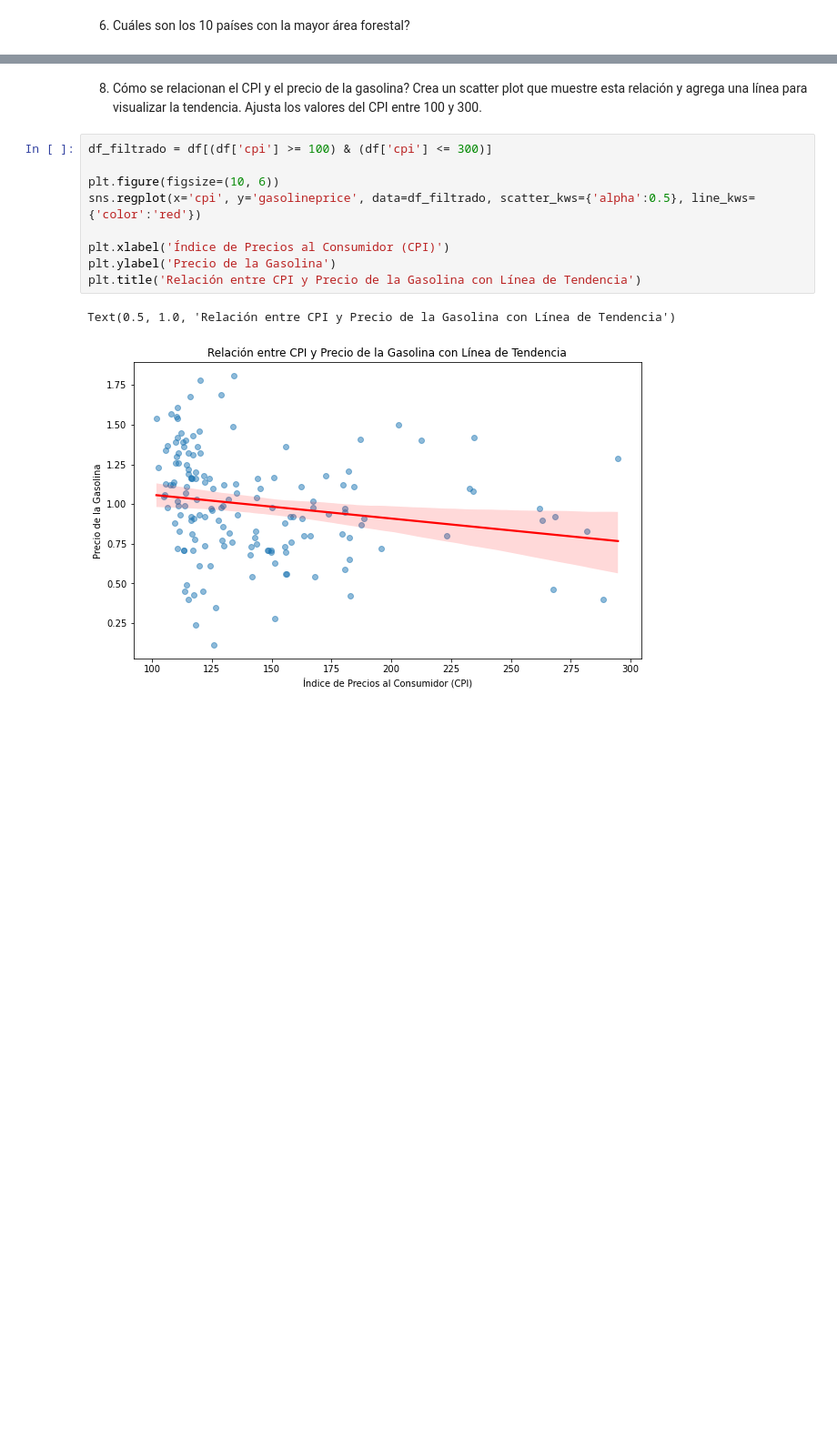
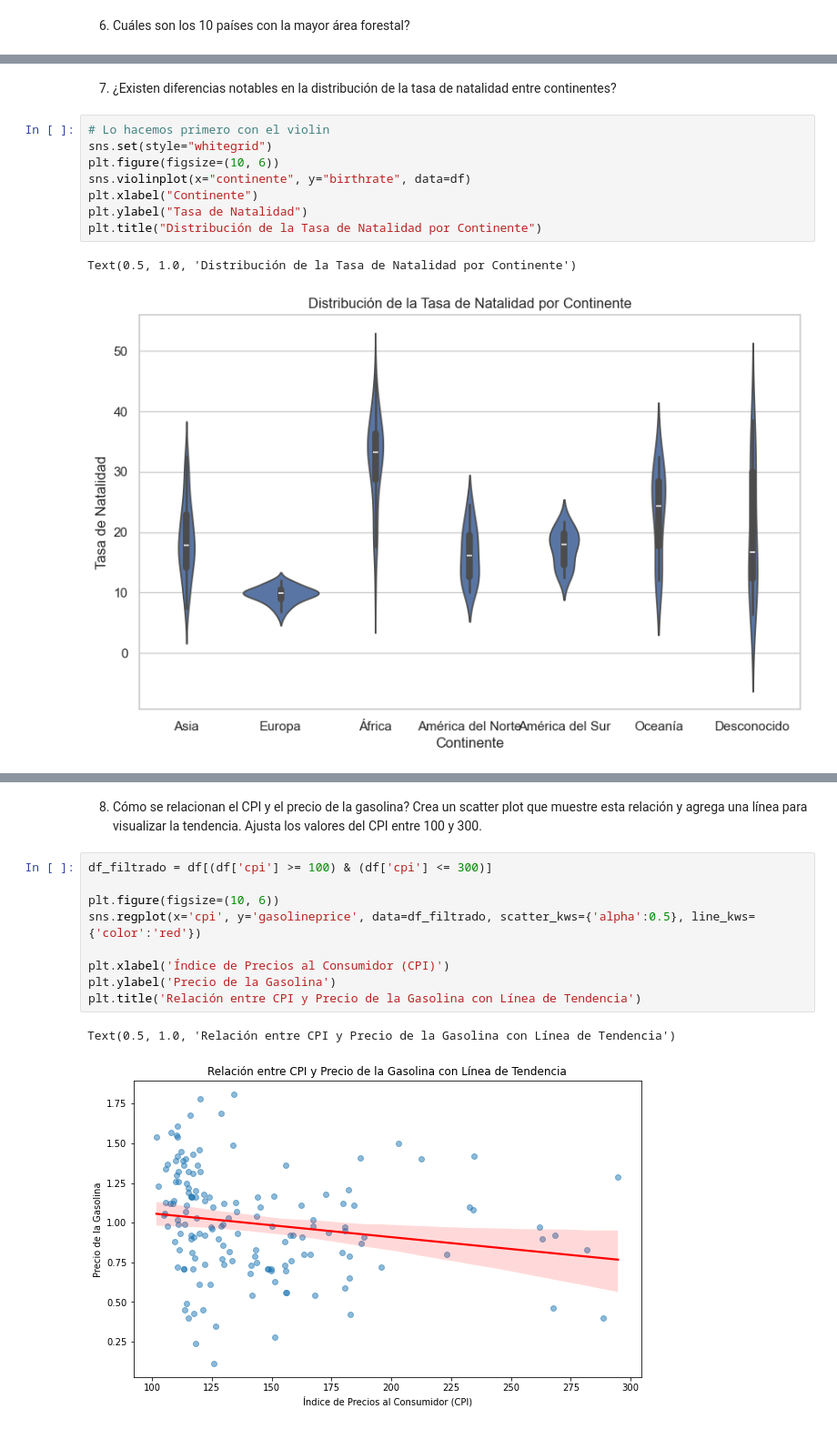
Before and after one commit to Adalab/da-promo-F-modulo3-sprint2-pairprogramming-Ana-Belen, a Jupyter notebook: Pair_visualizacion.ipynb, the cells around one changed output, grey strips where cells are left out. Shown: that part at 91% size. Cells and saved outputs as stored; diff of their text form; blank space fills up the shorter version.

```diff
--- a/Pair_visualizacion.ipynb
+++ b/Pair_visualizacion.ipynb
@@ -141,0 +160,13 @@ plt.xticks(rotation=45, ha='right')
+# %% [markdown]
+7. ¿Existen diferencias notables en la distribución de la tasa de natalidad entre continentes?
+# %%
+# Lo hacemos primero con el violin
+sns.set(style="whitegrid")
+plt.figure(figsize=(10, 6))
+sns.violinplot(x="continente", y="birthrate", data=df)
+plt.xlabel("Continente")
+plt.ylabel("Tasa de Natalidad")
+plt.title("Distribución de la Tasa de Natalidad por Continente")
+# %% [output]
+Text(0.5, 1.0, 'Distribución de la Tasa de Natalidad por Continente')
+[figure, added]
```
Also changed, not shown: parts of 9 cells of this notebook.
